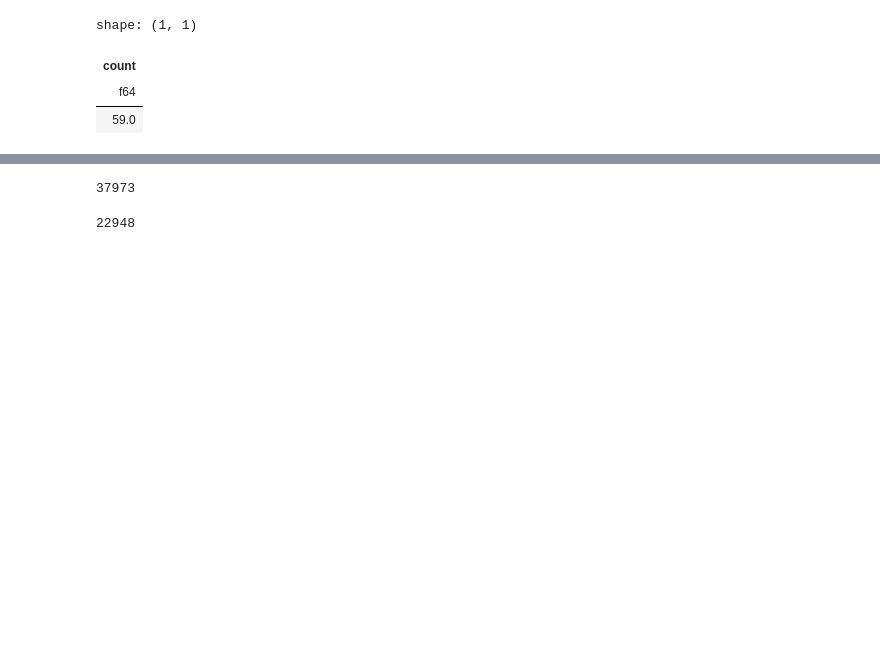
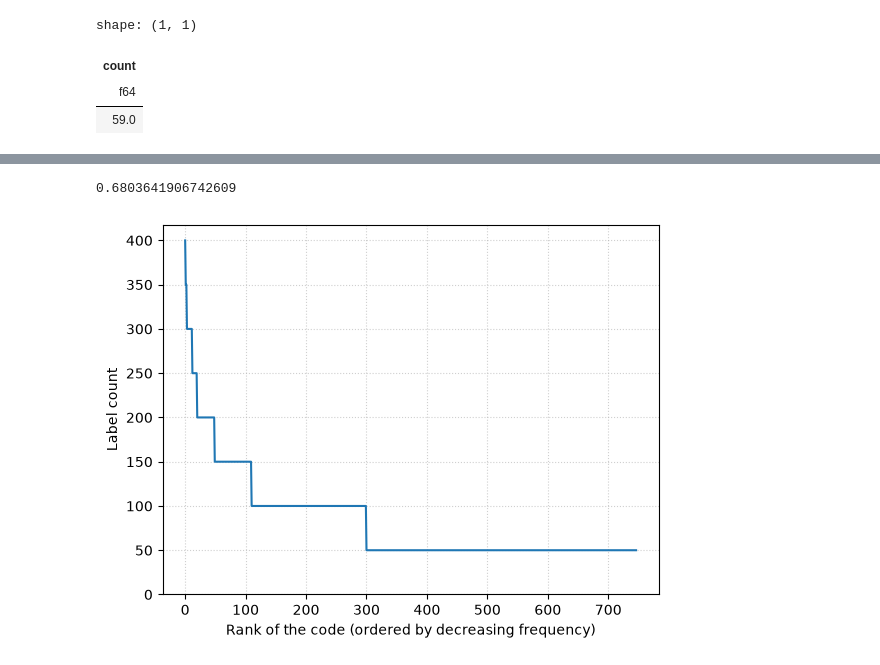
Before and after one commit to mateomorin/Code2Text-presentation, a Jupyter notebook: notebooks/plot_images.ipynb, the cells around one changed output, grey strips where cells are left out. Saved outputs shown, nothing was run; the diff lists cells and outputs as text; code cells hidden in the pictures; blank space fills up the shorter version.

Commit message:
NaiveCode2Text and LabelGuard ready - just need results and low cost interactive plots

```diff
--- a/notebooks/plot_images.ipynb
+++ b/notebooks/plot_images.ipynb
@@ -95,11 +95,3 @@ shape: (1, 1)
 | count |
 | f64 |
 | 59.0 |
-# %%
-with fs.open("s3://projet-ape/data/08062026/naf2025/split/df_train.parquet", "rb") as f:
-    df = pl.read_parquet(f)
-
-    df = df.rename(mapping={"apet2025": "code", "libelle": "label"})[["code", "label"]]
-    df = df.with_columns(
-        (pl.col("code").str.slice(0, 2) + "." + pl.col("code").str.slice(2)).alias("code")
-    )
@@ -125,8 +98,20 @@ shape: (540, 2)
-# %%
-df.filter((pl.col("len_label") == 141) & (pl.col("code") =="68.20H"))["label"].str.to_lowercase().count()
-# %% [output]
-37973
-# %%
-df.filter((pl.col("len_label") == 141) & (pl.col("code") =="68.20H"))["label"].str.to_lowercase().is_duplicated().sum()
-# %% [output]
-22948
+# %%
+df["label"].is_duplicated().sum()/df["label"].count()
+# %% [output]
+0.6803641906742609
+# %%
+synth_path = "s3://projet-ape/synthetic_data_test/naive/NAF2025_FR/2026-03-16_google-gemma-3-27b-it_temp14_fewshot6_exhaustive.parquet"
+
+with fs.open(synth_path, "rb") as f:
+    df_synth = pl.read_parquet(f)
+# %%
+synth_code_count = df_synth["code"].value_counts().sort(by="count", descending=True)
+# %%
+plt.plot(range(747), synth_code_count["count"])
+plt.yticks(range(0, 450, 50))
+plt.grid(True, linestyle=":", alpha=0.6)
+plt.xlabel("Rank of the code (ordered by decreasing frequency)")
+plt.ylabel("Label count")
+plt.show()
+# %% [output]
+[figure, added]
```
Also changed, not shown: parts of 2 cells of this notebook, 4 other files.
